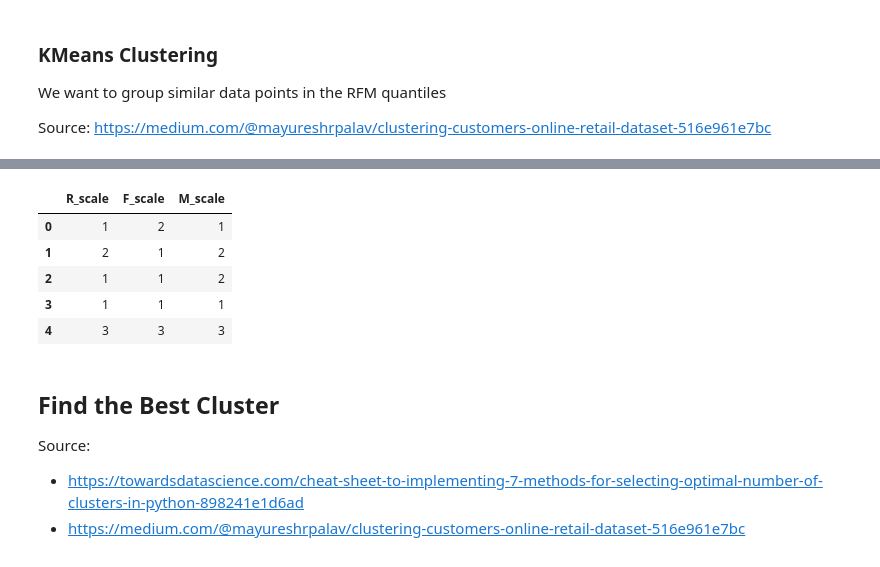
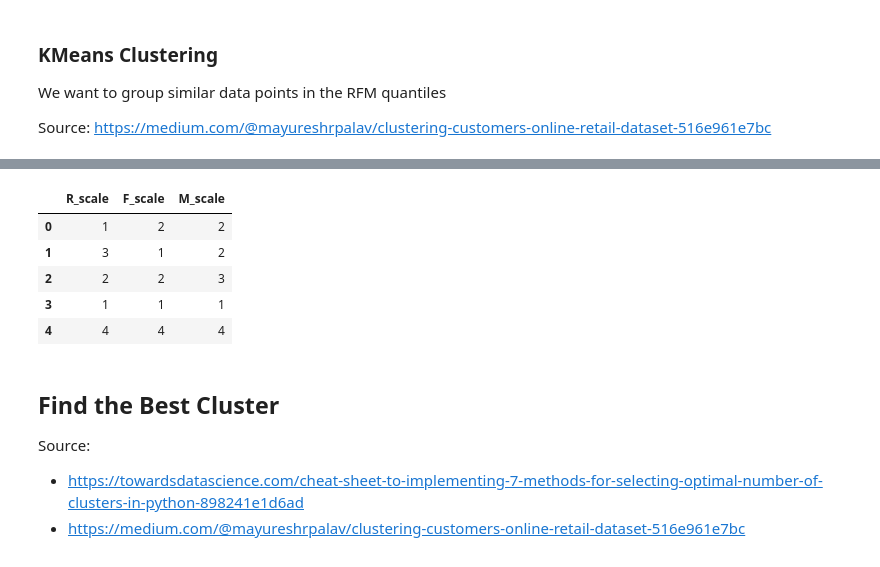
Before and after one commit to JJLZ21/ECS171-final-project, a Jupyter notebook: ml_file.ipynb, the cells around one changed output, grey strips where cells are left out. Saved outputs shown, nothing was run; the diff lists cells and outputs as text; code cells hidden in the pictures.

```diff
--- a/ml_file.ipynb
+++ b/ml_file.ipynb
@@ -961,19 +961,19 @@ rfm[['R_scale', 'F_scale', 'M_scale']].head()
 # %%
 # initialize list of lists
-data = [[1, 2, 1], [2, 1, 2], [1, 1, 2], [1 , 1, 1], [3, 3, 3]]
+data = [[1, 2, 2], [3, 1, 2], [2, 2, 3], [1 , 1, 1], [4, 4, 4]]
 
 # Create the pandas DataFrame
 cluster_df = pd.DataFrame(data, columns = ['R_scale', 'F_scale', 'M_scale'])
 
 # print dataframe.
 cluster_df
 # %% [output]
 |  | R_scale | F_scale | M_scale |
-| 0 | 1 | 2 | 1 |
-| 1 | 2 | 1 | 2 |
-| 2 | 1 | 1 | 2 |
+| 0 | 1 | 2 | 2 |
+| 1 | 3 | 1 | 2 |
+| 2 | 2 | 2 | 3 |
 | 3 | 1 | 1 | 1 |
-| 4 | 3 | 3 | 3 |
+| 4 | 4 | 4 | 4 |
 # %% [markdown]
 ## Find the Best Cluster
 
```
Also changed, not shown: parts of 27 cells of this notebook.
